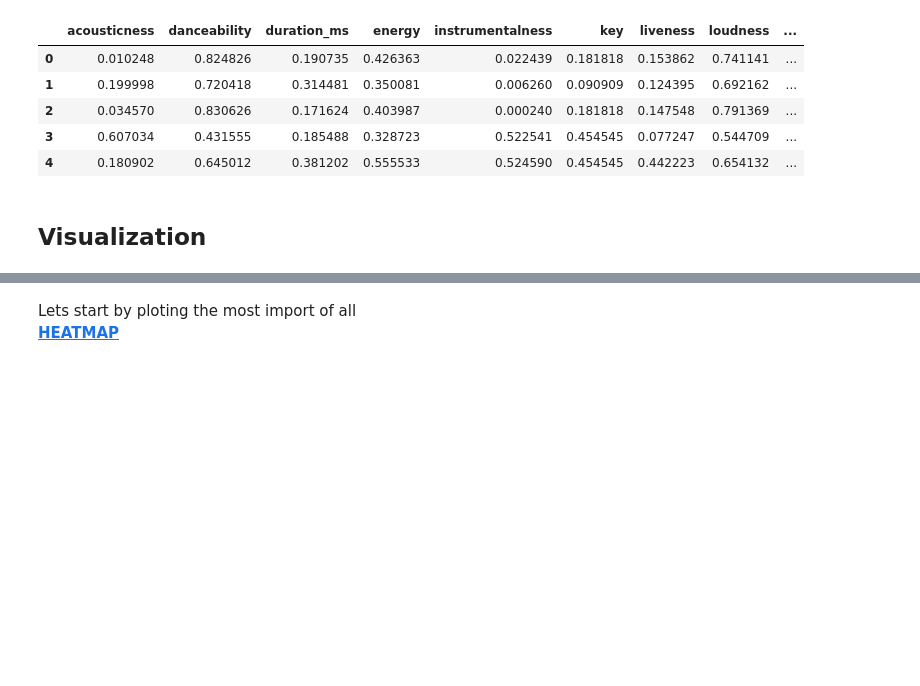
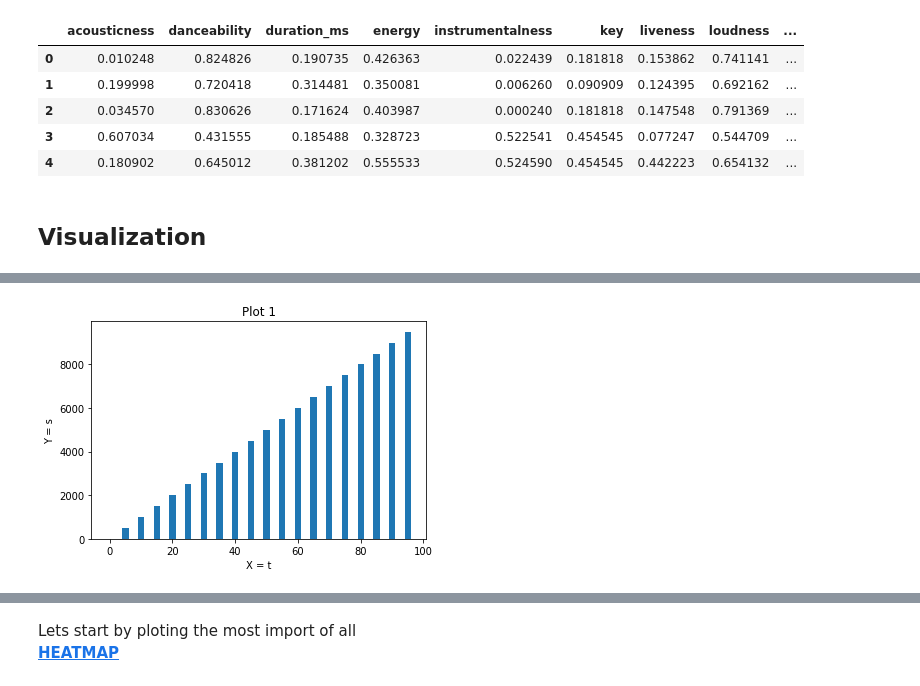
Before and after one commit to kabirnagpal/ML-Track, a Jupyter notebook: week 1.ipynb, the cells around one changed output, grey strips where cells are left out. Drawn from its saved outputs; the diff is of its cells as text; code cells hidden in the pictures; blank space fills up the shorter version.

```diff
--- a/week 1.ipynb
+++ b/week 1.ipynb
@@ -269,0 +284,11 @@ import seaborn as sns
+# %%
+t = [ i for i in range(0,100,5) ]
+s = [ i for i in range(0,10000,500) ]
+
+plt.bar(t,s,width=2)
+plt.xlabel('X = t')
+plt.ylabel('Y = s')
+plt.title('Plot 1')
+plt.show()
+# %% [output]
+[figure, added]
```
Also changed, not shown: parts of 7 cells of this notebook, 8 other files.
